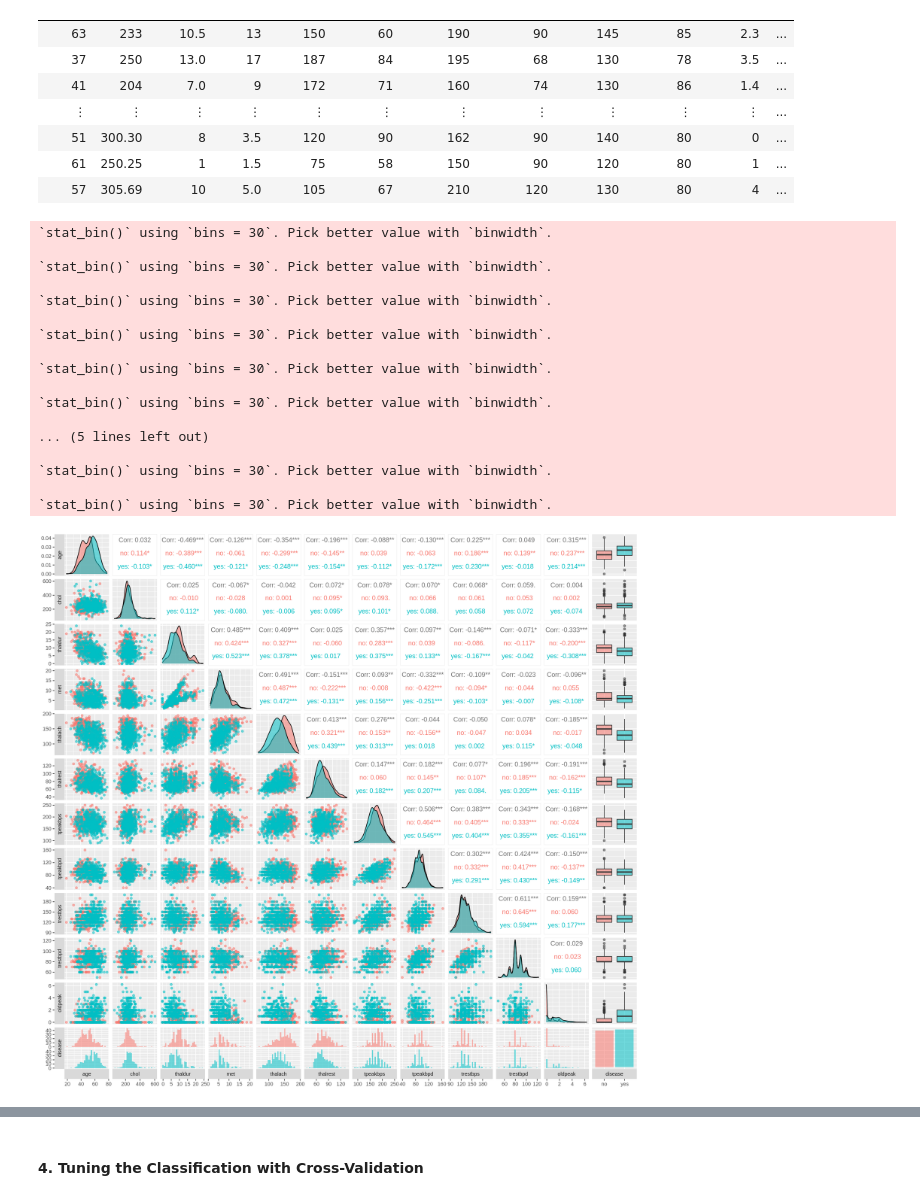
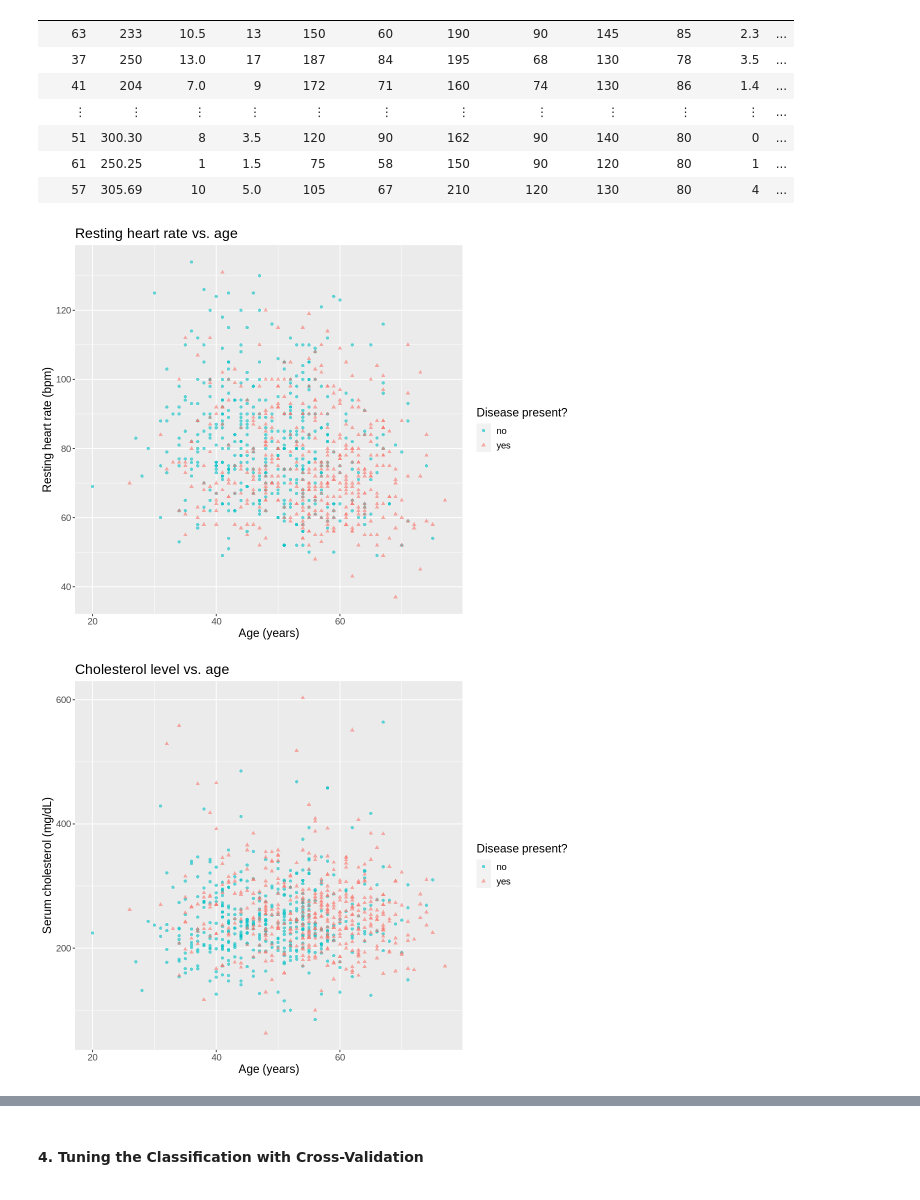
Before and after one commit to HUCKLEandtheSTALKER/DSCI100-jupyter-worksheets, a Jupyter notebook: project.ipynb, the cells around one changed output, grey strips where cells are left out. Saved outputs shown, nothing was run; the diff lists cells and outputs as text; code cells hidden in the pictures.

Commit message:
visualization and editing

```diff
--- a/project.ipynb
+++ b/project.ipynb
@@ -181,26 +181,34 @@ A tibble: 887 × 12
 | 61 | 250.25 | 1 | 1.5 | 75 | 58 | 150 | 90 | 120 | 80 | 1 | ... |
 | 57 | 305.69 | 10 | 5.0 | 105 | 67 | 210 | 120 | 130 | 80 | 4 | ... |
 # %%
-options(repr.plot.width = 14, repr.plot.height = 13)
-heart_pairs <- heart_training |>
-    ggpairs(aes(colour = disease, alpha = 0.5), switch = "both")
-heart_pairs
+thalrest_vs_age <- heart_training |>
+    ggplot(aes(x = age, y = thalrest, colour = disease, shape = disease)) +
+        geom_point(alpha = 0.6) +
+        scale_colour_hue(direction = -1) +
+        labs(x = "Age (years)", y = "Resting heart rate (bpm)", colour = "Disease present?", shape = "Disease present?", title = "Resting heart rate vs. age") +
+        theme(text = element_text(size = 14))
+thalrest_vs_age
+chol_vs_age <- heart_training |>
+    ggplot(aes(x = age, y = chol, colour = disease, shape = disease)) +
+        geom_point(alpha = 0.6) +
+        scale_colour_hue(direction = -1) +
+        labs(x = "Age (years)", y = "Serum cholesterol (mg/dL)", colour = "Disease present?", shape = "Disease present?", title = "Cholesterol level vs. age") +
+        theme(text = element_text(size = 14))
+chol_vs_age
+oldpeak_vs_thalach <- heart_training |>
+    ggplot(aes(x = thalach, y = oldpeak, colour = disease, shape = disease)) +
+        geom_point(alpha = 0.6) +
+        scale_colour_hue(direction = -1) +
+        labs(x = "Maximum heart rate achieved (bpm)", y = "ST segment depression (mm)", colour = "Disease present?", shape = "Disease present?", title = "ST depression vs. maximum heart rate") +
+        theme(text = element_text(size = 14))
+oldpeak_vs_thalach
+met_vs_thalach <- heart_training |>
+    ggplot(aes(x = thalach, y = met, colour = disease, shape = disease)) +
+        geom_point(alpha = 0.6) +
+        scale_colour_hue(direction = -1) +
+        labs(x = "Maximum heart rate achieved (bpm)", y = "Exercise workload achieved (mets)", colour = "Disease present?", shape = "Disease present?", title = "Exercise workload vs. maximum heart rate") +
+        theme(text = element_text(size = 14))
+met_vs_thalach
 # %% [output]
-`stat_bin()` using `bins = 30`. Pick better value with `binwidth`.
-
-`stat_bin()` using `bins = 30`. Pick better value with `binwidth`.
-
-`stat_bin()` using `bins = 30`. Pick better value with `binwidth`.
-
-`stat_bin()` using `bins = 30`. Pick better value with `binwidth`.
-
-`stat_bin()` using `bins = 30`. Pick better value with `binwidth`.
-
-`stat_bin()` using `bins = 30`. Pick better value with `binwidth`.
-
-... (5 lines left out)
-
-`stat_bin()` using `bins = 30`. Pick better value with `binwidth`.
-
-`stat_bin()` using `bins = 30`. Pick better value with `binwidth`.
-[figure, old version]
+[figure, new version]
+[figure, added]
```
Also changed, not shown: parts of 8 cells of this notebook.
